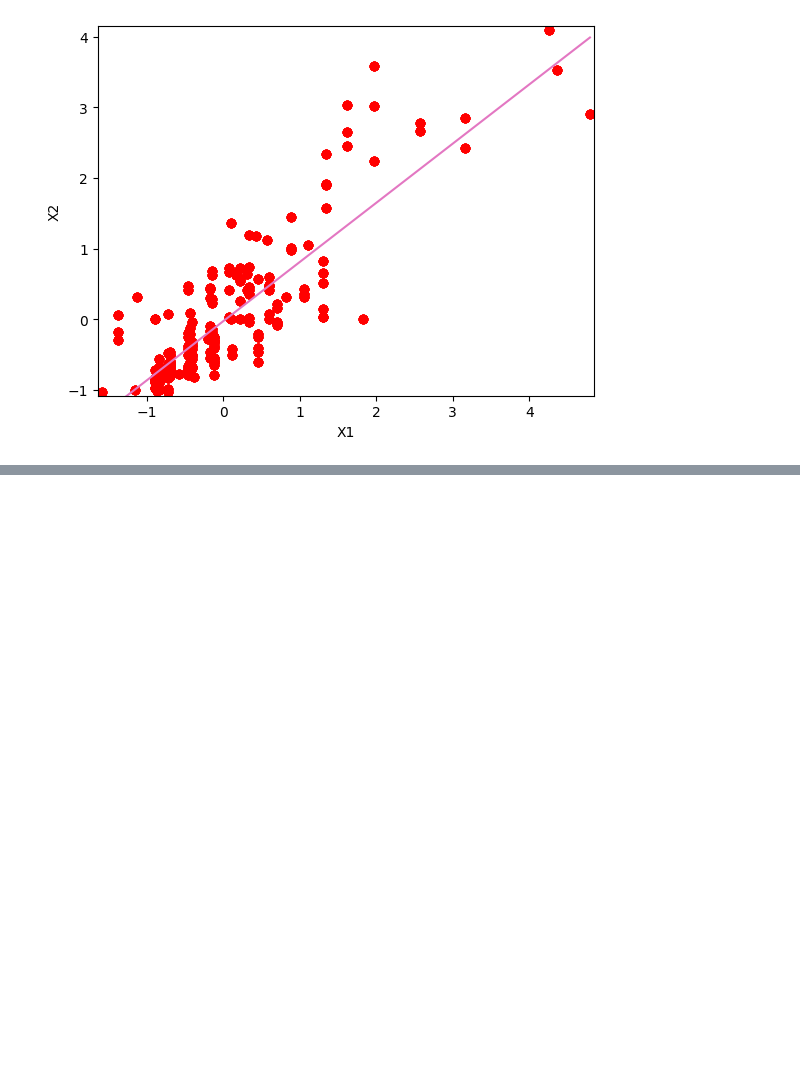
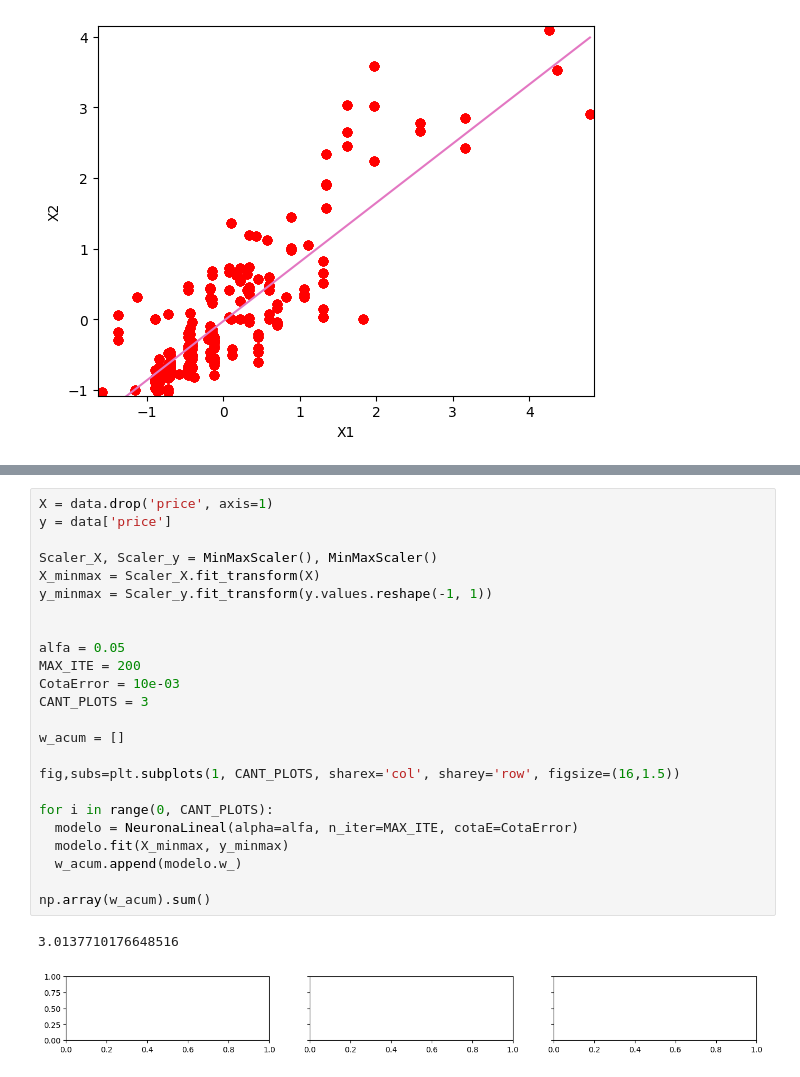
Before and after one commit to AndresMontesDeOca/Redes_Neuronales, a Jupyter notebook: Clase_2.ipynb, the cells around one changed output, grey strips where cells are left out. Cells and saved outputs as stored; diff of their text form; blank space fills up the shorter version.

```diff
--- a/Clase_2.ipynb
+++ b/Clase_2.ipynb
@@ -804,0 +887,27 @@ Prediccion: 13480.54099589885
+# %%
+X = data.drop('price', axis=1)
+y = data['price']
+
+Scaler_X, Scaler_y = MinMaxScaler(), MinMaxScaler()
+X_minmax = Scaler_X.fit_transform(X)
+y_minmax = Scaler_y.fit_transform(y.values.reshape(-1, 1))
+
+
+alfa = 0.05
+MAX_ITE = 200
+CotaError = 10e-03
+CANT_PLOTS = 3
+
+w_acum = []
+
+fig,subs=plt.subplots(1, CANT_PLOTS, sharex='col', sharey='row', figsize=(16,1.5))
+
+for i in range(0, CANT_PLOTS):
+  modelo = NeuronaLineal(alpha=alfa, n_iter=MAX_ITE, cotaE=CotaError)
+  modelo.fit(X_minmax, y_minmax)
+  w_acum.append(modelo.w_)
+
+np.array(w_acum).sum()
+# %% [output]
+3.0137710176648516
+[figure, added]
```
Also changed, not shown: parts of 5 cells of this notebook.
